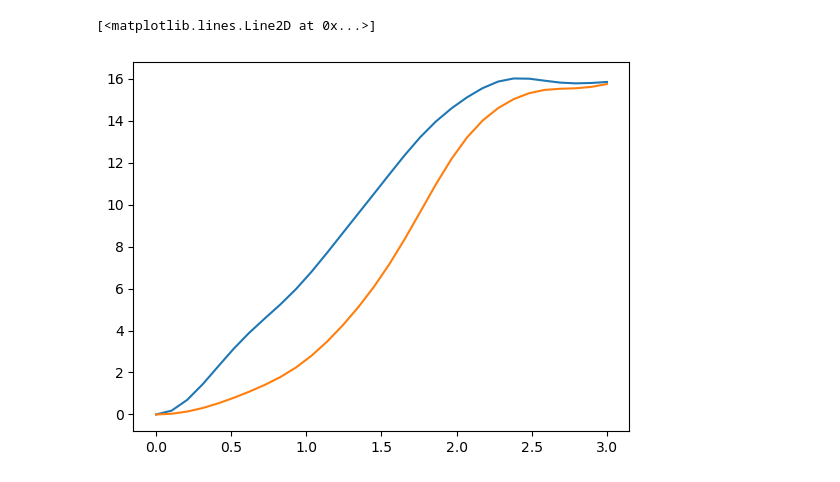
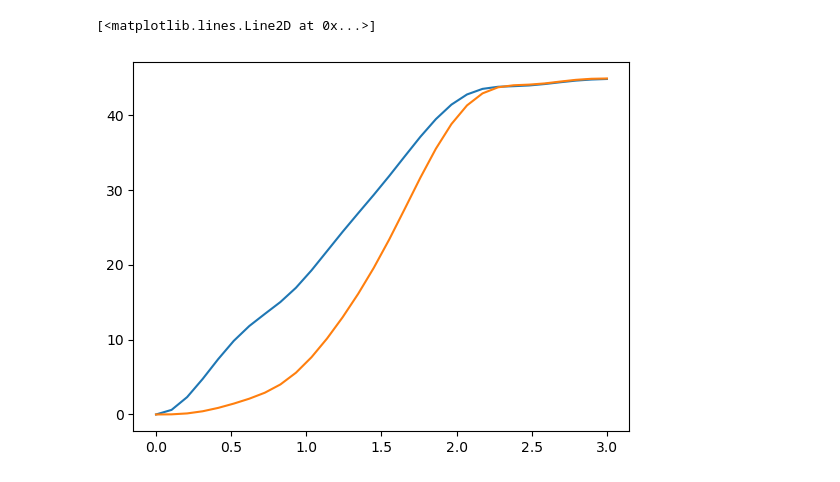
Before and after one commit to qiboteam/boostvqe, a Jupyter notebook: notebooks/Compiling XXZ_simplified.ipynb, the cells around one changed output. Cells and saved outputs as stored; diff of their text form; code cells hidden in the pictures.

```diff
--- a/notebooks/Compiling XXZ_simplified.ipynb
+++ b/notebooks/Compiling XXZ_simplified.ipynb
@@ -13,30 +13,30 @@ can be implemented with the circuit
 # %%
 
 from qibo import hamiltonians
 import numpy as np
 from boostvqe.compiling_XXZ import *
 
 t = 0.01
 steps = 3
 delta=0.5
-nqubits= 7
+nqubits= 10
 
 h_xxz = hamiltonians.XXZ(nqubits=nqubits, delta = delta)
 
 diff_norms = []
 diff_norms_2nd_order = []
 times = np.linspace(0,3,30)
 for t in times:
     u = h_xxz.exp(t)
     circ = nqubit_XXZ_decomposition(nqubits=nqubits,t=t,delta=delta,steps=steps)
     diff_norms.append(np.linalg.norm(u-vw_xxz_compiling_phase(nqubits,steps)*circ.unitary()))
     circ = nqubit_XXZ_decomposition(nqubits=nqubits,t=t,delta=delta,steps=steps,order=2)
     diff_norms_2nd_order.append(np.linalg.norm(u-vw_xxz_compiling_phase(nqubits,steps, order = 2)*circ.unitary()))
 
 import matplotlib.pyplot as plt
 
 plt.plot(times, diff_norms)
 plt.plot(times, diff_norms_2nd_order)
 # %% [output]
 [<matplotlib.lines.Line2D at 0x...>]
-[figure, old version]
+[figure, new version]
```
Also changed, not shown: parts of 3 cells of this notebook, 2 other files.
